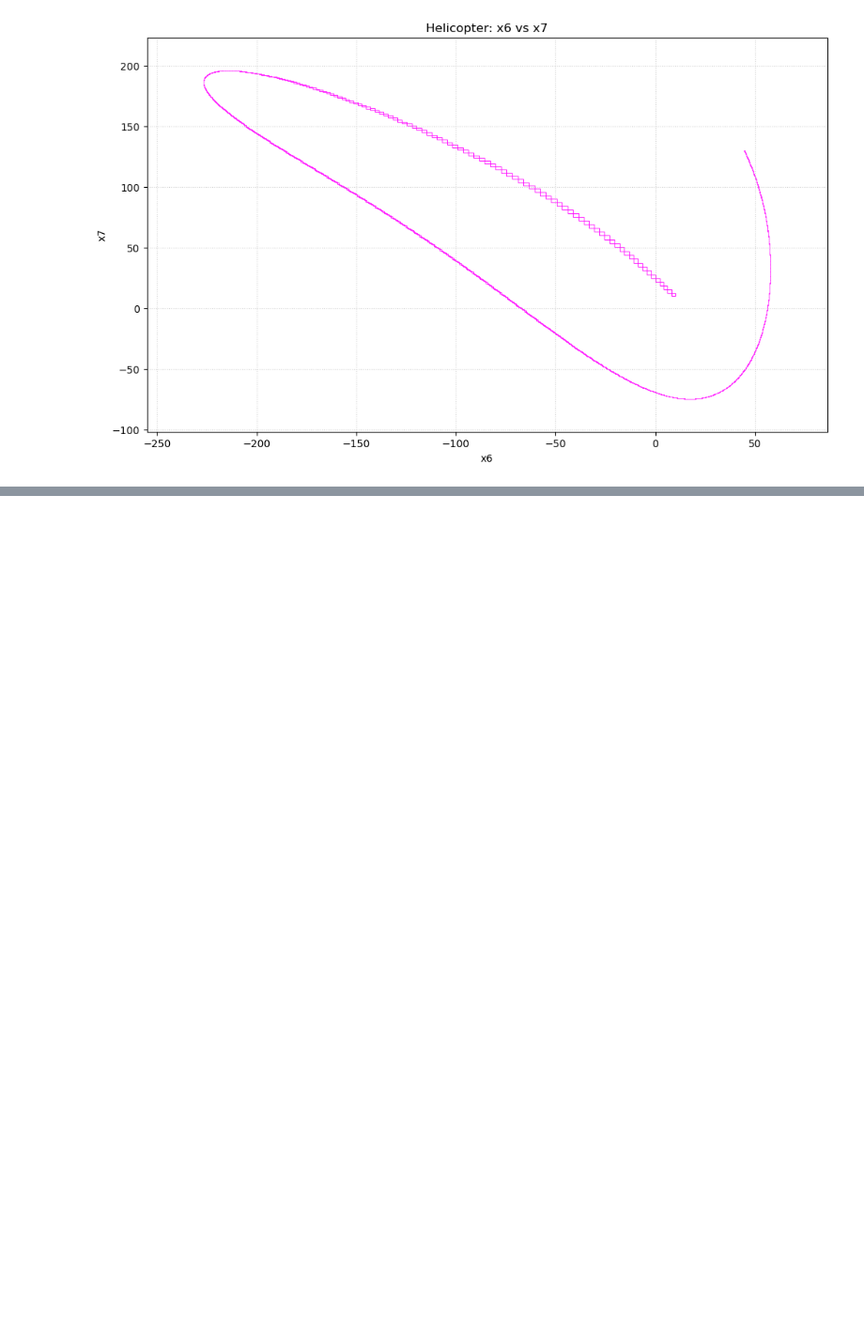
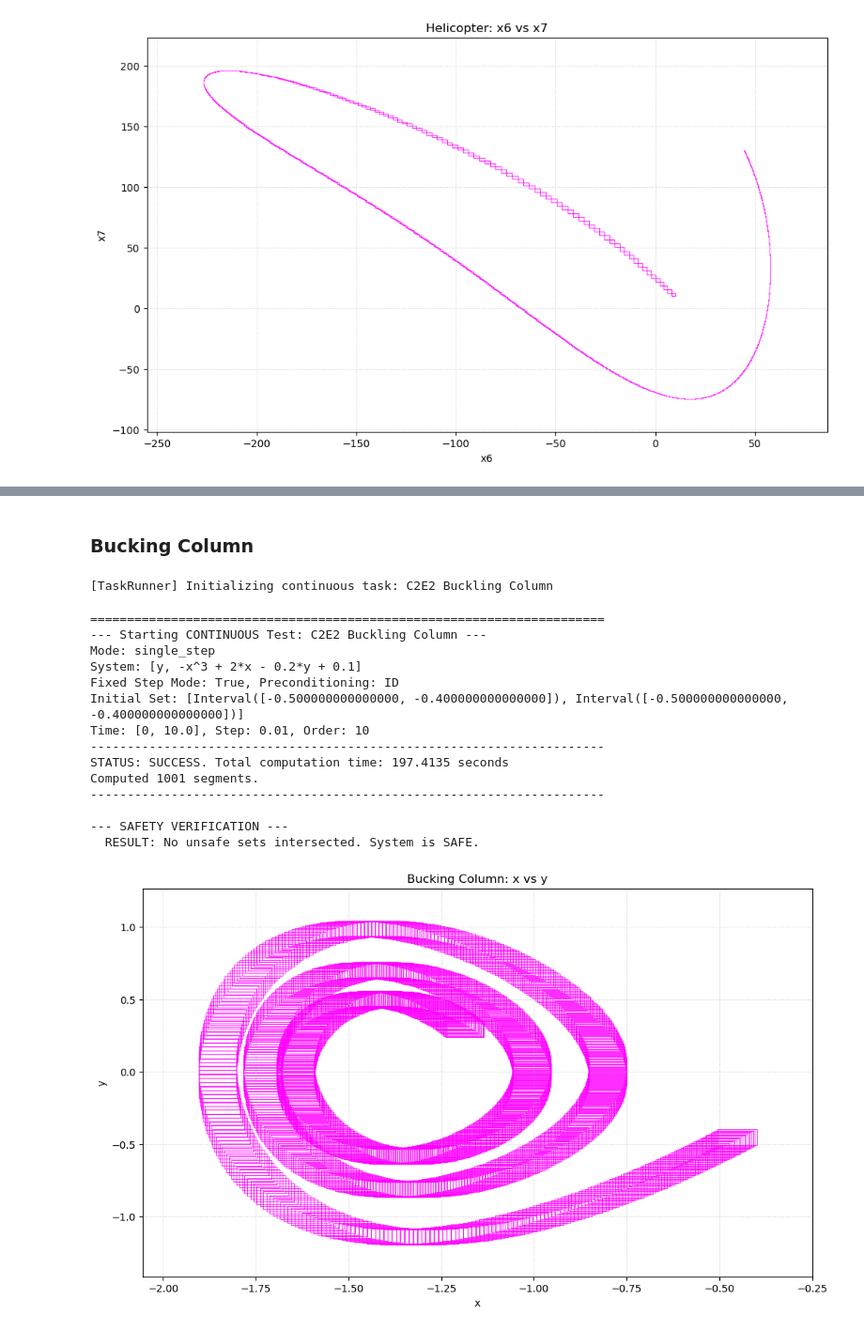
Before and after one commit to sssabry/tera, a Jupyter notebook: Examples/Continuous_C2E2.ipynb, the cells around one changed output, grey strips where cells are left out. Shown at 94% size. Drawn from its saved outputs; the diff is of its cells as text; code cells hidden in the pictures; blank space fills up the shorter version.

```diff
--- a/Examples/Continuous_C2E2.ipynb
+++ b/Examples/Continuous_C2E2.ipynb
@@ -141,0 +164,23 @@ www.publish.illinois.edu/c2e2-tool/example/
+# %% [markdown]
+### Bucking Column
+# %%
+buckcol = tasks["cont_buckingcol"]
+result = TaskRunner.run(buckcol, progress_bar=True)
+timeplot = Visualizer.plot(result, title="Bucking Column: x vs y")
+# %% [output]
+[TaskRunner] Initializing continuous task: C2E2 Buckling Column
+======================================================================
+--- Starting CONTINUOUS Test: C2E2 Buckling Column ---
+Mode: single_step
+System: [y, -x^3 + 2*x - 0.2*y + 0.1]
+Fixed Step Mode: True, Preconditioning: ID
+Initial Set: [Interval([-0.500000000000000, -0.400000000000000]), Interval([-0.500000000000000, -0.400000000000000])]
+Time: [0, 10.0], Step: 0.01, Order: 10
+----------------------------------------------------------------------
+STATUS: SUCCESS. Total computation time: 197.4135 seconds
+Computed 1001 segments.
+----------------------------------------------------------------------
+
+--- SAFETY VERIFICATION ---
+  RESULT: No unsafe sets intersected. System is SAFE.
+[figure, added]
```
Also changed, not shown: parts of 4 cells of this notebook, 4 other files.
